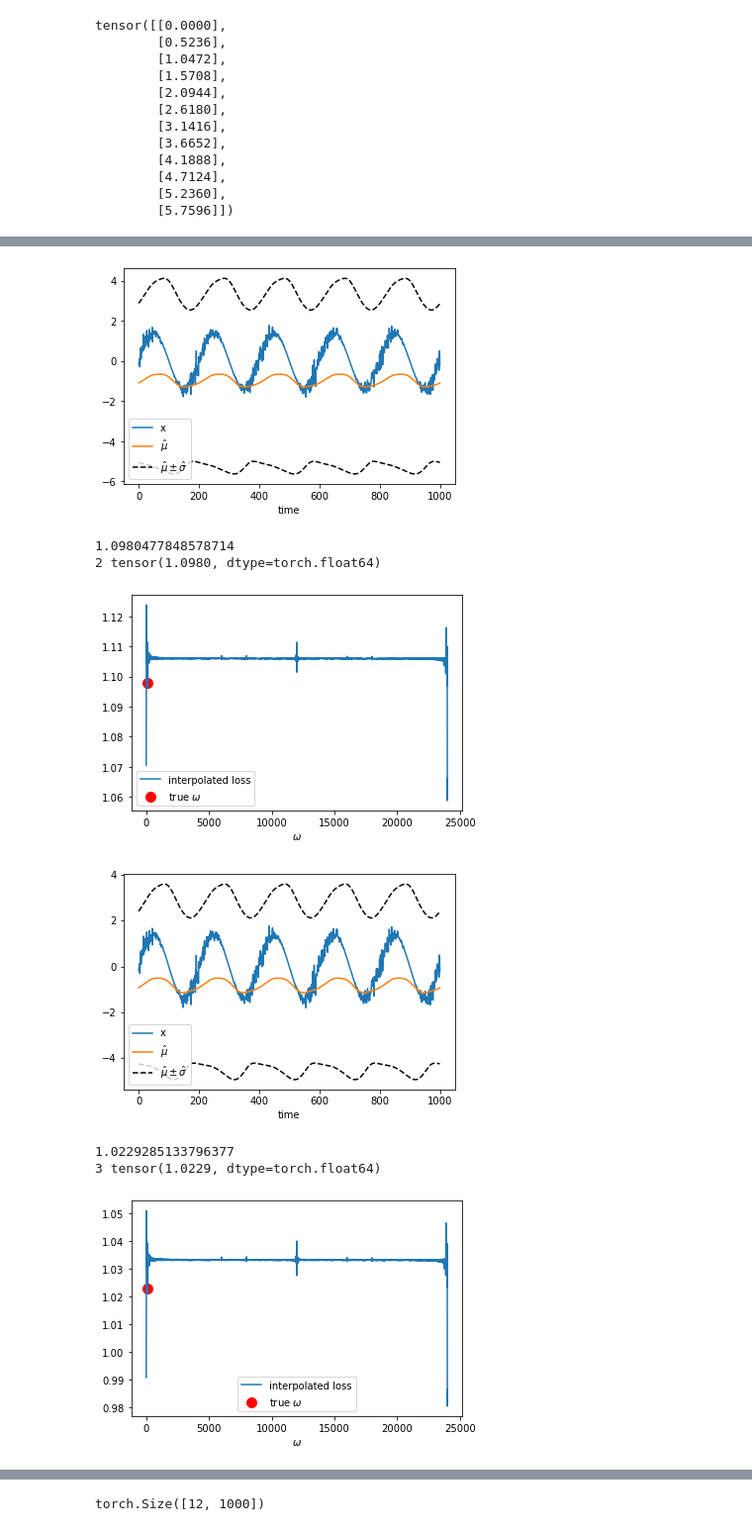
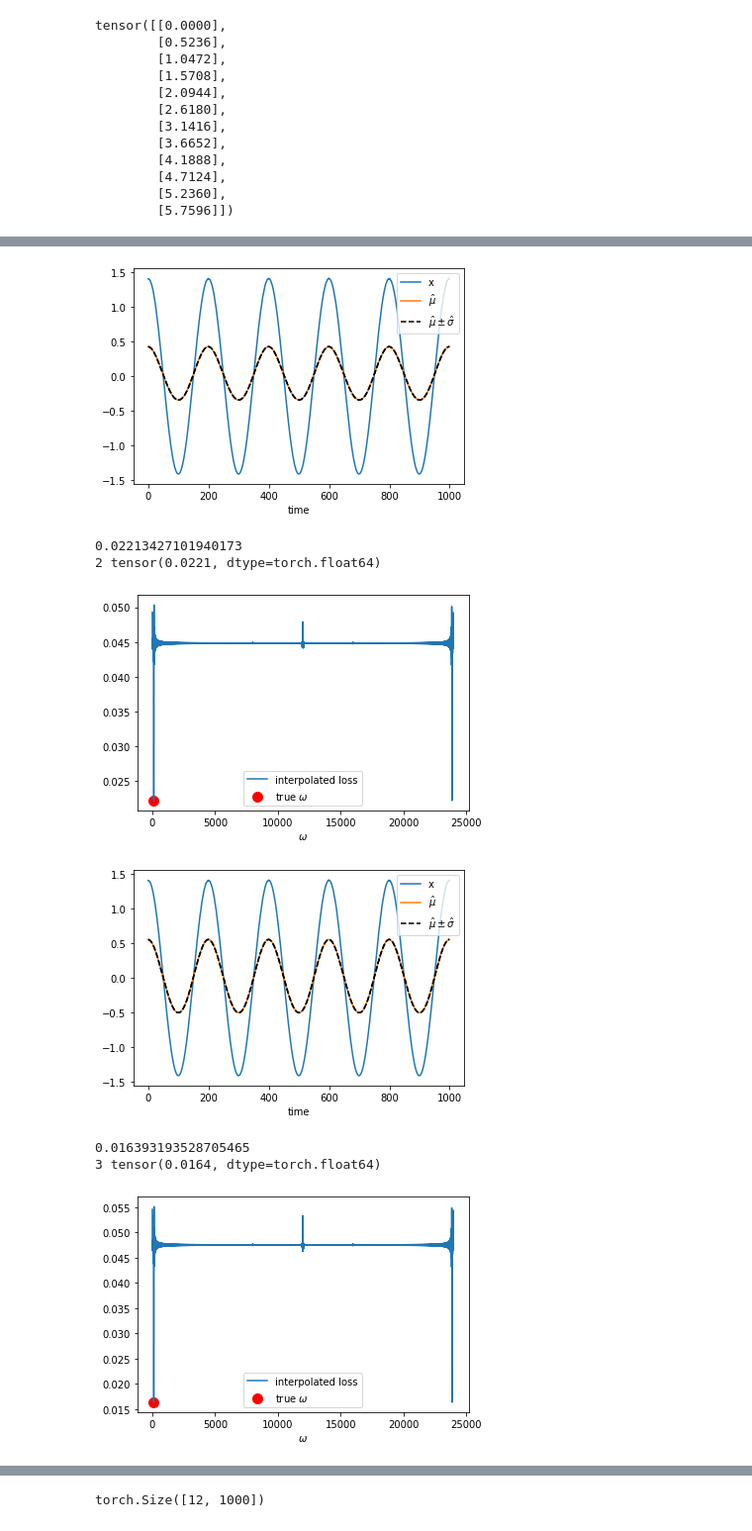
Before and after one commit to AlexTMallen/NASA-GEOS, a Jupyter notebook: 1D-omega-speedup.ipynb, the cells around one changed output, grey strips where cells are left out. Shown: that part at 99% size. Drawn from its saved outputs; the diff is of its cells as text; code cells hidden in the pictures.

Commit message:
fully functional MSE optimization through FFT

```diff
--- a/1D-omega-speedup.ipynb
+++ b/1D-omega-speedup.ipynb
@@ -24,10 +24,10 @@ random.seed(seed)
 torch.backends.cudnn.deterministic = True
 
 # generate toy data with periodic uncertainty
-t = np.linspace(0, 10_000 * np.pi, 1_000)
-mu_t = (1.2 + np.sin(t))
+t = np.linspace(0, 10_000 * np.pi, 1000)
+mu_t = (1.2 + np.cos(t))
 # sigma_t = 0.1 * (2 + 0.7 * np.sin(t)) ** 2
-sigma_t = 0.1 * np.cos(t) + 0.1
+sigma_t = 0.001 * np.cos(t) + 0.001
 data = np.random.normal(mu_t, sigma_t)
 # normalize the data
 scale = np.std(data)
@@ -38,7 +38,8 @@ x = torch.Tensor(x.reshape(-1, 1))
 periods = [200]
 omegas = [2 * np.pi / p for p in periods]
 # define a model
-model_obj = model_objs.SkewNormalNLL(x_dim=x.shape[1], num_freqs=[len(periods),] * 3, n=32)
+# model_obj = model_objs.SkewNormalNLL(x_dim=x.shape[1], num_freqs=len(periods), n=32)
+model_obj = model_objs.DeterministicMSE(x_dim=x.shape[1], num_freqs=len(periods), n=512, n2=512)
 # %% [output]
 [ Using Seed :  633  ]
 # %%
@@ -82,16 +83,21 @@ opt = optim.SGD(model_obj.parameters(), lr=1e-1)
 
 train_losses = []
 # train the model
-for itr in range(14):
+for itr in range(18):
     opt.zero_grad()
 
     losses = torch.empty((K, x.shape[0]))
 
-    inpts = torch.cat([torch.cos(two_pi_block)] * 3 + [torch.sin(two_pi_block)] * 3, -1)  # todo: generalize to more omegas
+#     inpts = torch.cat([torch.cos(two_pi_block)] * 3 + [torch.sin(two_pi_block)] * 3, -1)  # todo: generalize to more omegas
+    inpts = torch.cat([torch.cos(two_pi_block)] + [torch.sin(two_pi_block)], -1)  # todo: generalize to more omegas
     inpts  # [cos_mu_w1, cos_mu_w2, cos_sigma_w1, cos_sigma_w2, cos_alpha_w1, cos_alpha_w2, sin...]
-    y, z, a = model_obj.decode(inpts)
+#     y, z, a = model_obj.decode(inpts)
+    xhat, = model_obj.decode(inpts)
     for tt in range(x.shape[0]):
-        losses[:, tt] = ((x[tt, :] - y)**2 / (2 * z**2) + z.log() - norm_logcdf(a * (x[tt, :] - y) / z)).squeeze()
+#         losses[:, tt] = ((x[tt, :] - y)**2 / (2 * z**2) + z.log() - norm_logcdf(a * (x[tt, :] - y) / z)).squeeze()
+        losses[:, tt] = (xhat.squeeze() - x[tt, :]) ** 2 / K
+
+    # now each column of losses contains one period of the temporally local loss function
 
 
     # E = stitch together local errors using FFT
@@ -99,7 +105,7 @@ for itr in range(14):
     losses_fft = torch.fft(complex_losses, signal_ndim=1)
     E_ft = torch.zeros((losses.shape[0] * losses.shape[1], 2), dtype=torch.float64)
     for t in range(1, losses.shape[1] + 1):
-        E_ft[np.arange(K // 2) * t, :] += losses_fft[t-1, :K//2, :]
+        E_ft[np.arange(K // 2) * t, :] += losses_fft[t-1, :K//2, :]  # what are the units of "frequency"? 1/idxs of E
     E_ft = torch.cat([E_ft, torch.flip(E_ft * torch.Tensor([[1, -1]]), dims=(0,))])[:-1]
     E = torch.ifft(E_ft, signal_ndim=1)[:, 0]
     omega_idx = int(np.round(omegas[0] * E.shape[0] / (2 * np.pi)))
@@ -121,13 +127,14 @@ for itr in range(14):
 
     plt.plot(x, label="x")
     t = torch.arange(len(x))
-    inpts = torch.stack([torch.cos(omegas[0] * t)] * 3 + [torch.sin(omegas[0] * t)] * 3).T  # todo: generalize to more omegas
-    yy, zz, aa = model_obj.decode(inpts)
-    mean_hat = model_obj.mean([yy, zz, aa])
-    std_hat = model_obj.std([yy, zz, aa])
-    plt.plot(mean_hat.detach().numpy(), label="$\hat \mu$")
-    plt.plot(mean_hat.detach().numpy() + std_hat.detach().numpy(), "--k", label="$\hat \mu \pm \hat \sigma$")
-    plt.plot(mean_hat.detach().numpy() - std_hat.detach().numpy(), "--k")
+#     inpts = torch.stack([torch.cos(omegas[0] * t)] * 3 + [torch.sin(omegas[0] * t)] * 3).T  # todo: generalize to more omegas
+    inpts = torch.stack([torch.cos(omegas[0] * t)] + [torch.sin(omegas[0] * t)]).T  # todo: generalize to more omegas
+    params = model_obj.output(inpts)
+    mean_hat = model_obj.mean(params)
+    std_hat = model_obj.std(params)
+    plt.plot(mean_hat, label="$\hat \mu$")
+    plt.plot(mean_hat + std_hat, "--k", label="$\hat \mu \pm \hat \sigma$")
+    plt.plot(mean_hat - std_hat, "--k")
     plt.xlabel("time")
     plt.legend()
     plt.show()
@@ -142,8 +149,8 @@ for itr in range(14):
-[figure, old version]
+[figure, new version]
-1.0980477848578714
-2 tensor(1.0980, dtype=torch.float64)
+0.02213427101940173
+2 tensor(0.0221, dtype=torch.float64)
-[figure, old version]
+[figure, new version]
-[figure, old version]
+[figure, new version]
-1.0229285133796377
-3 tensor(1.0229, dtype=torch.float64)
+0.016393193528705465
+3 tensor(0.0164, dtype=torch.float64)
-[figure, old version]
+[figure, new version]
```
Also changed, not shown: parts of 19 cells of this notebook, 3 other files.
